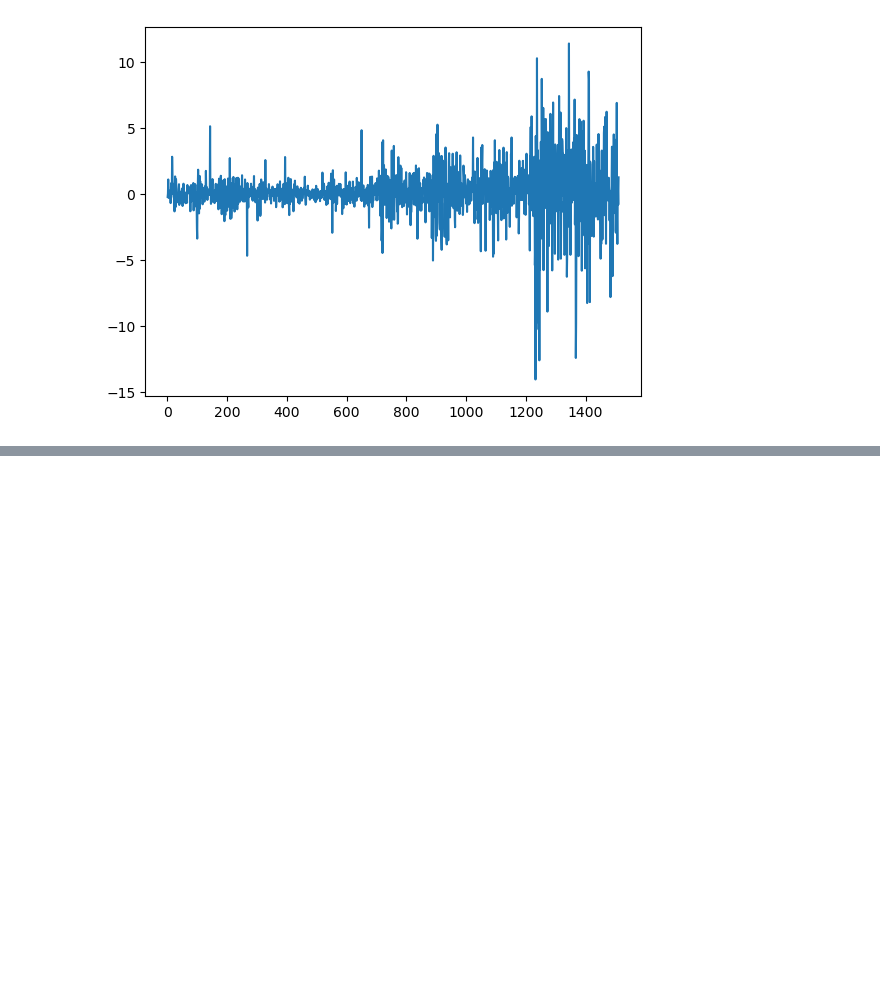
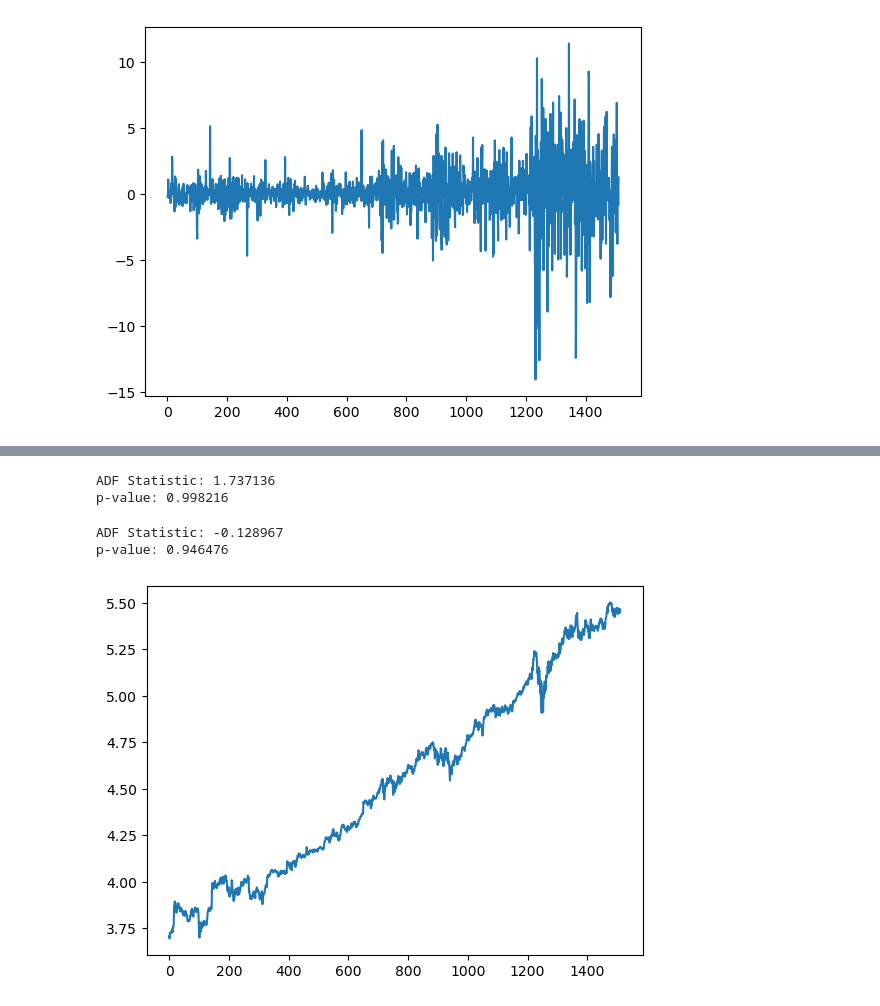
Before and after one commit to s0ul141/SB47, a Jupyter notebook: Stock_Market.ipynb, the cells around one changed output, grey strips where cells are left out. Cells and saved outputs as stored; diff of their text form; code cells hidden in the pictures; blank space fills up the shorter version.

```diff
--- a/Stock_Market.ipynb
+++ b/Stock_Market.ipynb
@@ -236,0 +178,23 @@ p-value: 0.000000
+# %%
+#AD fuller test
+#train=train.dropna()
+t = train["Close"].values
+result = adfuller(t)
+result
+print('ADF Statistic: %f' % result[0])
+print('p-value: %f' % result[1])
+# %% [output]
+ADF Statistic: 1.737136
+p-value: 0.998216
+# %%
+#step 2 log transform
+x= np.log(train['Close'])
+plt.plot(x)
+result = adfuller(x)
+result
+print('ADF Statistic: %f' % result[0])
+print('p-value: %f' % result[1])
+# %% [output]
+ADF Statistic: -0.128967
+p-value: 0.946476
+[figure, added]
```
Also changed, not shown: parts of 17 cells of this notebook.
